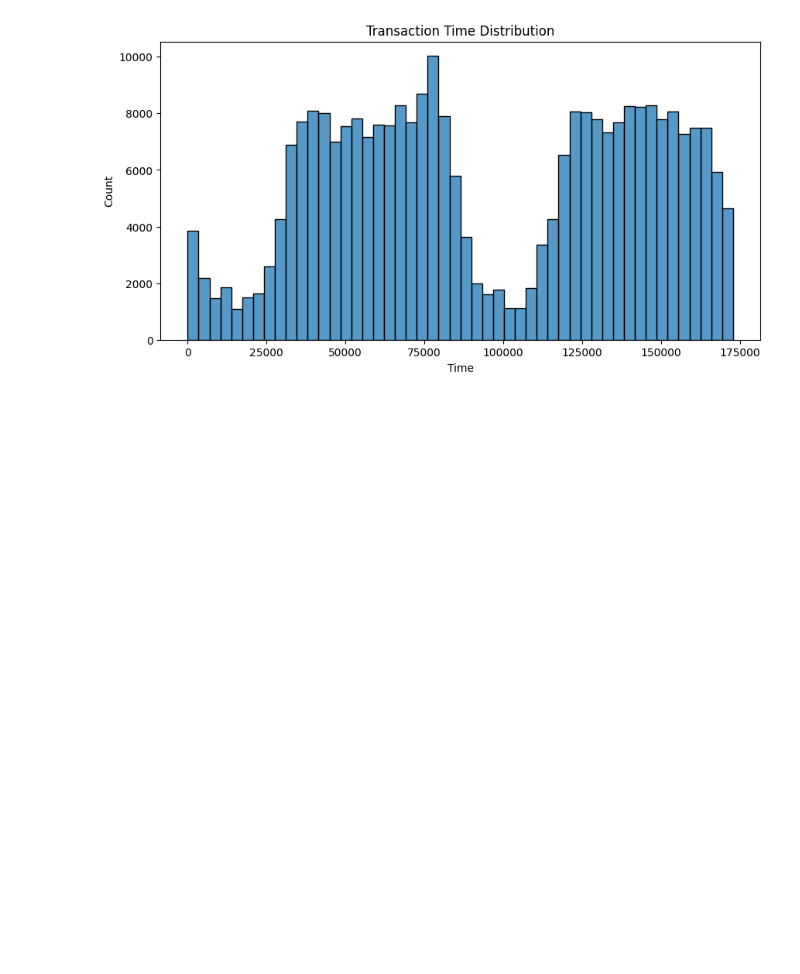
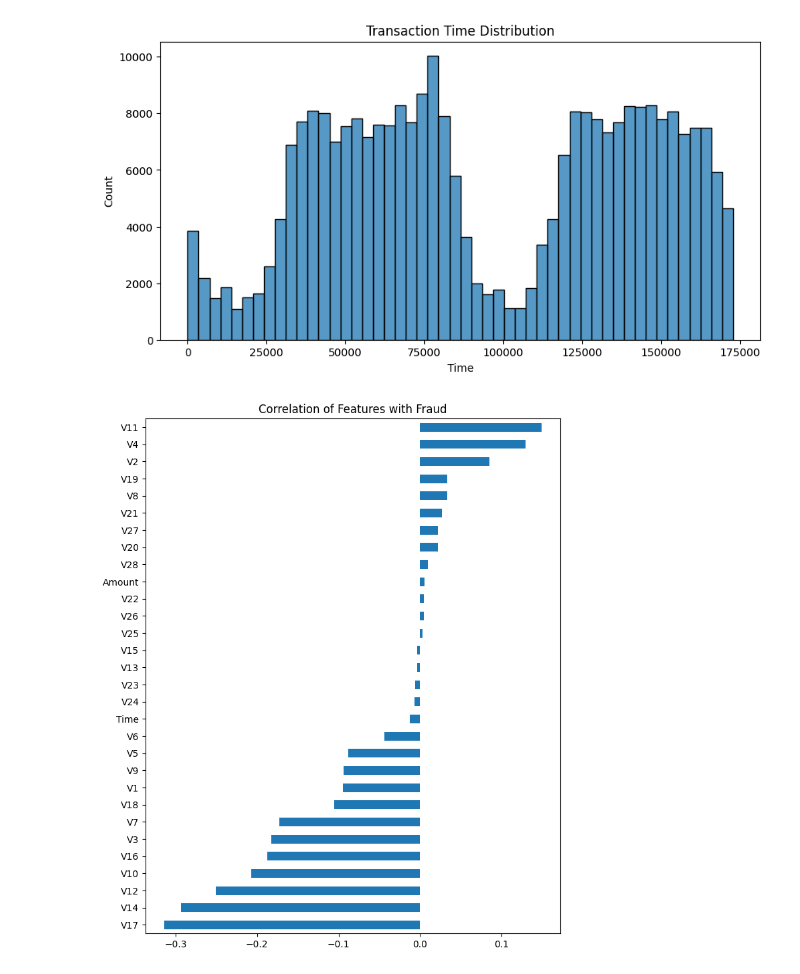
Before and after one commit to samifahim07/fraud-detection-using-ml, a Jupyter notebook: fraude_detection.ipynb, the cells around one changed output. Cells and saved outputs as stored; diff of their text form; code cells hidden in the pictures; blank space fills up the shorter version.

```diff
--- a/fraude_detection.ipynb
+++ b/fraude_detection.ipynb
@@ -174,3 +174,14 @@ plt.title("Transaction Time Distribution")
 plt.show()
 # %% [output]
 [figure]
+# %%
+corr = df.corr()['Class'].sort_values()
+
+plt.figure(figsize=(8,10))
+
+corr.drop('Class').plot(kind='barh')
+
+plt.title("Correlation of Features with Fraud")
+plt.show()
+# %% [output]
+[figure, added]
```
